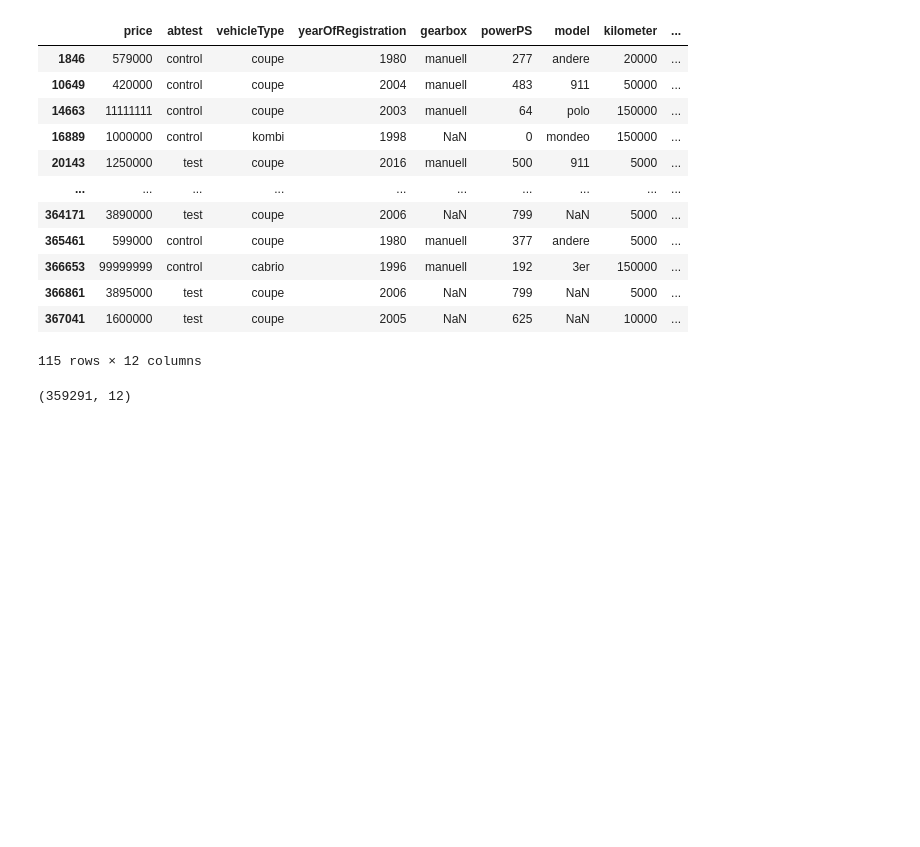
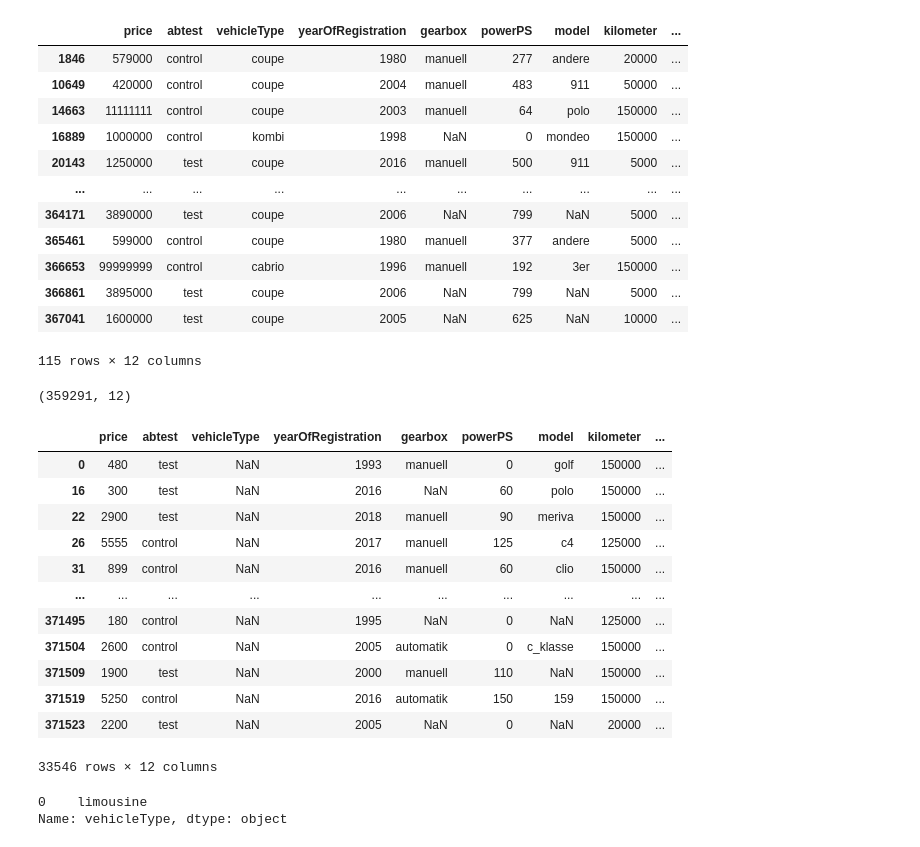
Before and after one commit to mmdes/ai-experiments, a Jupyter notebook: notebooks/7_regression_dataset_analysis.ipynb, the cells around one changed output. Drawn from its saved outputs; the diff is of its cells as text; code cells hidden in the pictures; blank space fills up the shorter version.

```diff
--- a/notebooks/7_regression_dataset_analysis.ipynb
+++ b/notebooks/7_regression_dataset_analysis.ipynb
@@ -148,3 +148,27 @@ dataset.shape
 (359291, 12)
 # %%
 # missing data handling
+
+dataset.loc[pd.isnull(dataset['vehicleType'])]
+# %% [output]
+|  | price | abtest | vehicleType | yearOfRegistration | gearbox | powerPS | model | kilometer | ... |
+| 0 | 480 | test | NaN | 1993 | manuell | 0 | golf | 150000 | ... |
+| 16 | 300 | test | NaN | 2016 | NaN | 60 | polo | 150000 | ... |
+| 22 | 2900 | test | NaN | 2018 | manuell | 90 | meriva | 150000 | ... |
+| 26 | 5555 | control | NaN | 2017 | manuell | 125 | c4 | 125000 | ... |
+| 31 | 899 | control | NaN | 2016 | manuell | 60 | clio | 150000 | ... |
+| ... | ... | ... | ... | ... | ... | ... | ... | ... | ... |
+| 371495 | 180 | control | NaN | 1995 | NaN | 0 | NaN | 125000 | ... |
+| 371504 | 2600 | control | NaN | 2005 | automatik | 0 | c_klasse | 150000 | ... |
+| 371509 | 1900 | test | NaN | 2000 | manuell | 110 | NaN | 150000 | ... |
+| 371519 | 5250 | control | NaN | 2016 | automatik | 150 | 159 | 150000 | ... |
+| 371523 | 2200 | test | NaN | 2005 | NaN | 0 | NaN | 20000 | ... |
+33546 rows × 12 columns
+# %%
+# missing values handle. Numbers: mean. Categorical attributes: mode
+
+dataset['vehicleType'].value_counts()
+dataset['vehicleType'].mode()
+# %% [output]
+0    limousine
+Name: vehicleType, dtype: object
```
Also changed, not shown: parts of 18 cells of this notebook.
